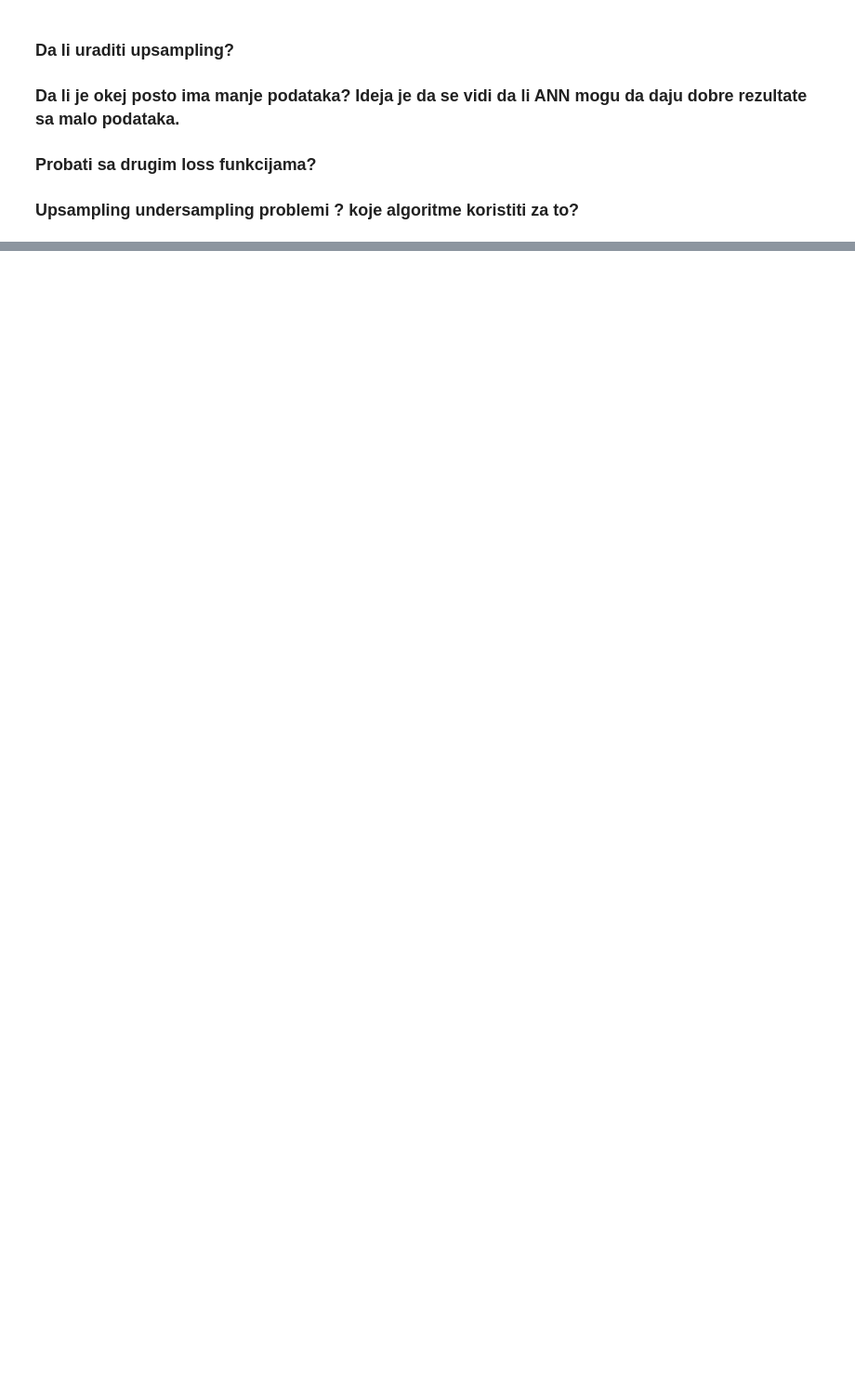
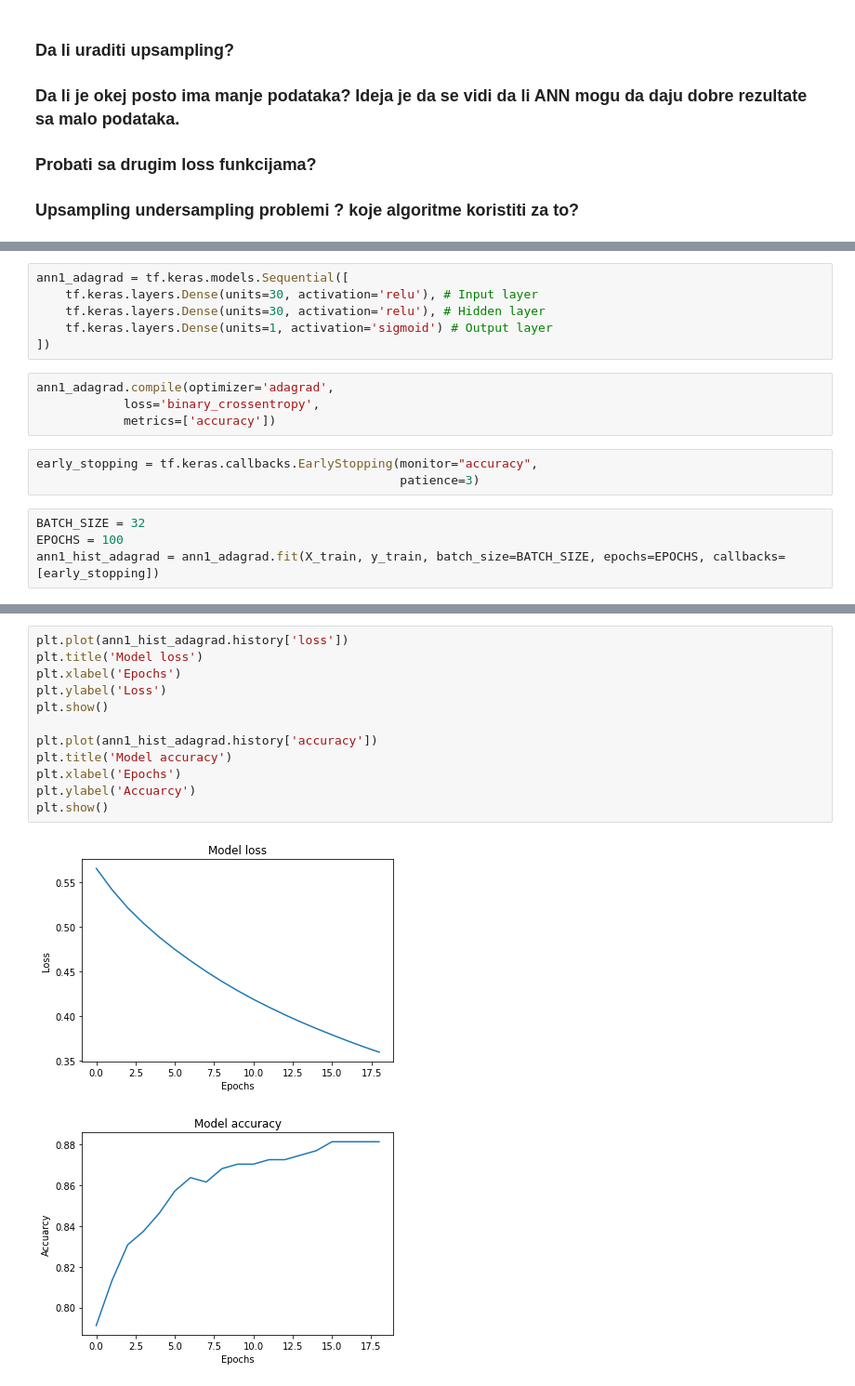
Before and after one commit to nikolavukotic/MachineLearning-ANNs, a Jupyter notebook: breast-cancer-classification-anns.ipynb, the cells around one changed output, grey strips where cells are left out. Shown at 93% size. Drawn from its saved outputs; the diff is of its cells as text; blank space fills up the shorter version.

```diff
--- a/breast-cancer-classification-anns.ipynb
+++ b/breast-cancer-classification-anns.ipynb
@@ -496,0 +510,17 @@ model_compare.plot(kind='barh',);
+# %%
+ann1_adagrad = tf.keras.models.Sequential([
+    tf.keras.layers.Dense(units=30, activation='relu'), # Input layer
+    tf.keras.layers.Dense(units=30, activation='relu'), # Hidden layer
+    tf.keras.layers.Dense(units=1, activation='sigmoid') # Output layer
+])
+# %%
+ann1_adagrad.compile(optimizer='adagrad',
+            loss='binary_crossentropy',
+            metrics=['accuracy'])
+# %%
+early_stopping = tf.keras.callbacks.EarlyStopping(monitor="accuracy",
+                                                  patience=3)
+# %%
+BATCH_SIZE = 32
+EPOCHS = 100
+ann1_hist_adagrad = ann1_adagrad.fit(X_train, y_train, batch_size=BATCH_SIZE, epochs=EPOCHS, callbacks=[early_stopping])
@@ -496,0 +547,15 @@ model_compare.plot(kind='barh',);
+# %%
+plt.plot(ann1_hist_adagrad.history['loss'])
+plt.title('Model loss')
+plt.xlabel('Epochs')
+plt.ylabel('Loss')
+plt.show()
+
+plt.plot(ann1_hist_adagrad.history['accuracy'])
+plt.title('Model accuracy')
+plt.xlabel('Epochs')
+plt.ylabel('Accuarcy')
+plt.show()
+# %% [output]
+[figure, added]
+[figure, added]
```
Also changed, not shown: parts of 110 cells of this notebook.
